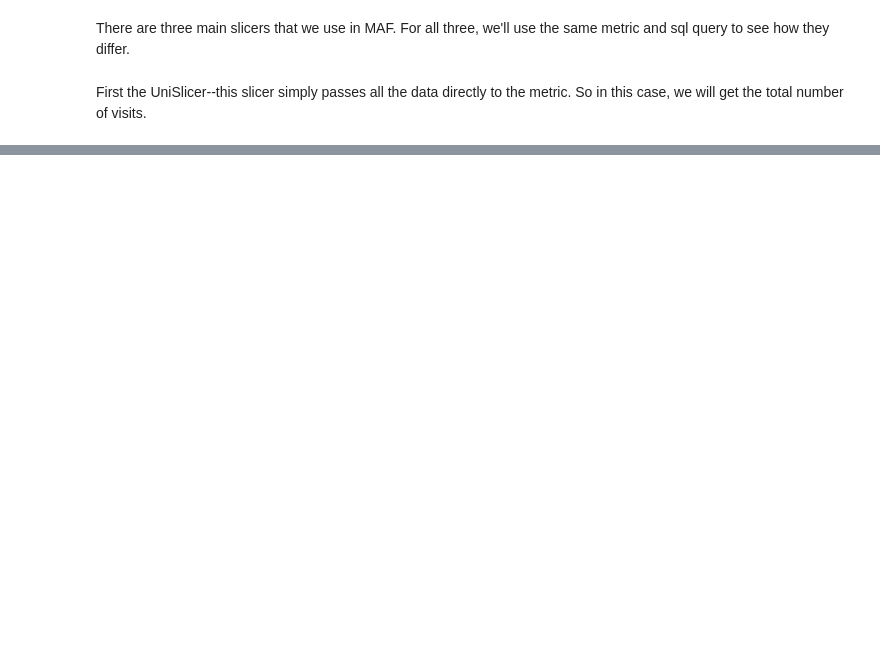
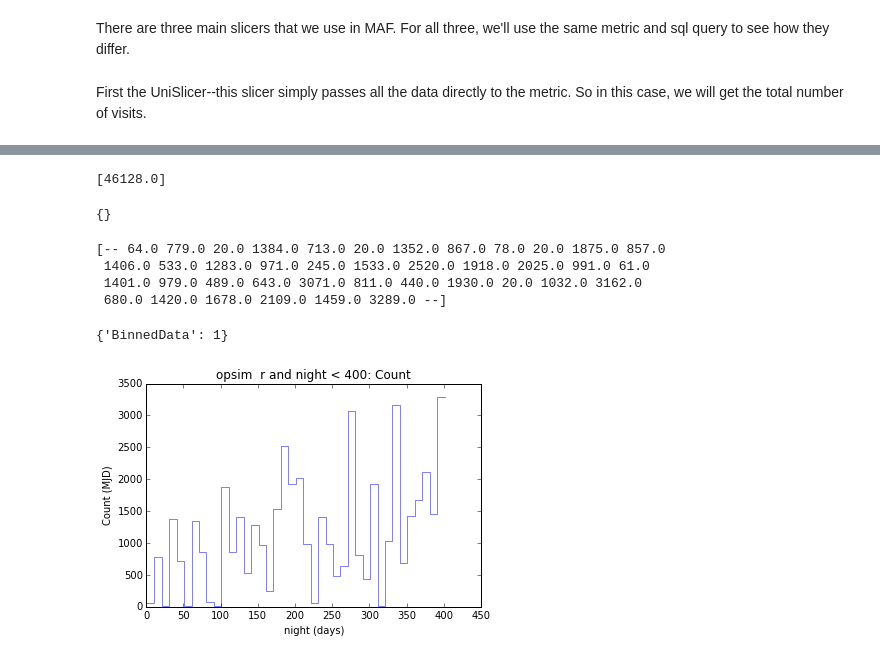
Before and after one commit to amnferguson/sims_maf_notebooks, a Jupyter notebook: notebooks/Slicers.ipynb, the cells around one changed output, grey strips where cells are left out. Cells and saved outputs as stored; diff of their text form; code cells hidden in the pictures; blank space fills up the shorter version.

```diff
--- a/notebooks/Slicers.ipynb
+++ b/notebooks/Slicers.ipynb
@@ -41,0 +25,3 @@ Next up, we have the OneDSlicer.  This let's us bin the data on any given variab
+# %%
+bundles = {}
+bundles['uni'] = metricBundles.MetricBundle(metric,slicer,sqlWhere)
@@ -42,4 +30,3 @@ Next up, we have the OneDSlicer.  This let's us bin the data on any given variab
 # %%
 slicer = slicers.OneDSlicer(sliceColName='night', binsize=10)
-mafBundle['slicer'] = slicer
-metricResults = runBundle(mafBundle)
+bundles['oneD'] = metricBundles.MetricBundle(metric,slicer,sqlWhere)
@@ -67,6 +35,5 @@ Finally, we can see how visits are distributed over the sky by using the healpix
 # %%
 slicer = slicers.HealpixSlicer(nside=64)
-mafBundle['slicer']=slicer
-metricResults = runBundle(mafBundle)
+bundles['healpix'] = metricBundles.MetricBundle(metric,slicer,sqlWhere)
 # %% [output]
 Healpix slicer using NSIDE=64, approximate resolution 54.967783 arcminutes
@@ -87,0 +55,16 @@ metricResults.metricValues
+# %%
+print bundles['uni'].metricValues
+bundles['uni'].plot()
+# %% [output]
+[46128.0]
+{}
+# %%
+print bundles['oneD'].metricValues
+bundles['oneD'].plot()
+# %% [output]
+[-- 64.0 779.0 20.0 1384.0 713.0 20.0 1352.0 867.0 78.0 20.0 1875.0 857.0
+ 1406.0 533.0 1283.0 971.0 245.0 1533.0 2520.0 1918.0 2025.0 991.0 61.0
+ 1401.0 979.0 489.0 643.0 3071.0 811.0 440.0 1930.0 20.0 1032.0 3162.0
+ 680.0 1420.0 1678.0 2109.0 1459.0 3289.0 --]
+{'BinnedData': 1}
+[figure, added]
```
Also changed, not shown: parts of 17 cells of this notebook, 1 other file.
